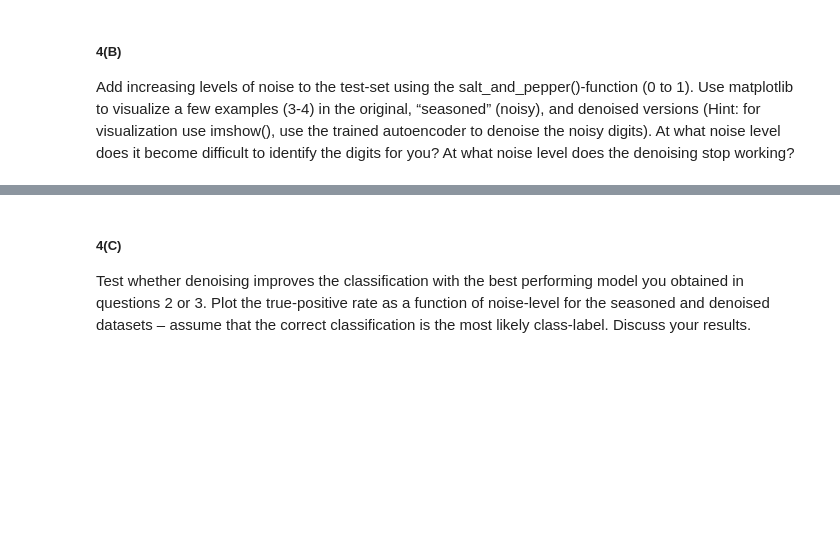
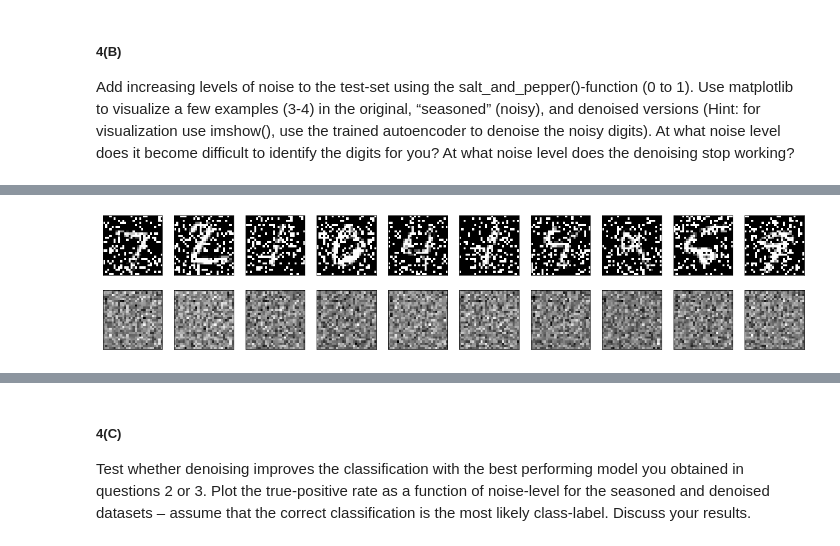
Before and after one commit to LeniaMalki/DataScienceAndAI, a Jupyter notebook: 6.Neural networks/Assignment 6 Answers.ipynb, the cells around one changed output, grey strips where cells are left out. Saved outputs shown, nothing was run; the diff lists cells and outputs as text; code cells hidden in the pictures; blank space fills up the shorter version.

```diff
--- a/6.Neural networks/Assignment 6 Answers.ipynb
+++ b/6.Neural networks/Assignment 6 Answers.ipynb
@@ -359,6 +365,17 @@ def salt_and_pepper(input, noise_level=0.5):
         Tensor with salt and pepper noise applied.
     """
     # salt and pepper noise
+    '''
+    Draw samples from a binomial distribution.
+    Samples are drawn from a binomial distribution with specified parameters,
+    - n trials where n an integer >= 0 and
+    - p probability of success  where p is in the interval [0,1].
+    - output size specified by 'size'
+    1. The random process is repeated a fixed number (n) of trials.
+    2. Each trial (or repetition of the random process) can result in only one of two possible outcomes. We call one of these outcomes a success and the other a failure.
+    3. The probability of success, denoted by p, is the same in every trial.
+    4. The trials are independent, meaning that one trial’s outcome does not affect the outcome in other trials.
+    '''
     a = np.random.binomial(size=input.shape, n=1, p=(1 - noise_level))
     b = np.random.binomial(size=input.shape, n=1, p=0.5)
     c = (a==0) * b
@@ -403,0 +476,5 @@ does the denoising stop working?
+# %%
+#Noise = 0.4
+visualize(flattened_x_test_seasoneed)
+# %% [output]
+[figure, added]
```
Also changed, not shown: parts of 10 cells of this notebook.
